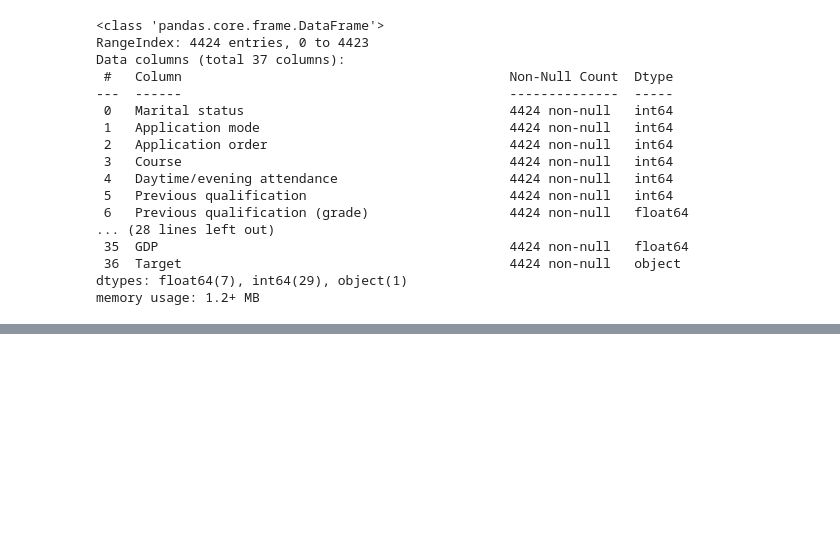
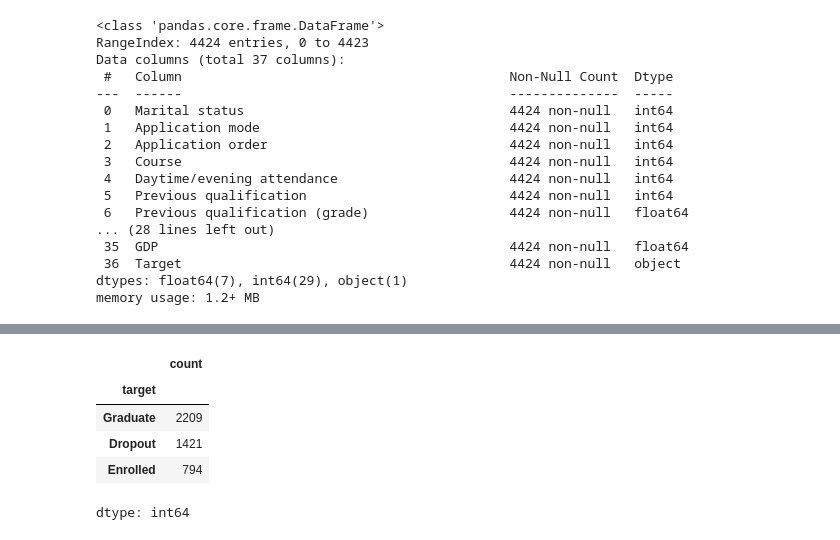
Before and after one commit to MatteoCorsi-git/Master-Data-Science-Statistical-Learning---UNIFI-IMT-Lucca---2024-25, a Jupyter notebook: hands_on_lab (Python)/bozza_hands_on_python_ML_project.ipynb, the cells around one changed output, grey strips where cells are left out. Saved outputs shown, nothing was run; the diff lists cells and outputs as text; code cells hidden in the pictures; blank space fills up the shorter version.

```diff
--- a/hands_on_lab (Python)/bozza_hands_on_python_ML_project.ipynb
+++ b/hands_on_lab (Python)/bozza_hands_on_python_ML_project.ipynb
@@ -104,0 +123,16 @@ data.describe()
+# %%
+# Let's remove leading and trailing spaces
+df.columns = df.columns.str.strip()
+
+# Rename the columns
+df.columns = [
+    'marital_status','application_mode','application_order','course_id','daytime_attendance','prev_qualification','prev_qual_grade',
+    'nationality','mother_qual','father_qual','mother_occupation','father_occupation','admission_grade',
+    'is_displaced','special_needs','is_debtor','fees_paid','gender','has_scholarship','age_enrollment',
+    'is_international','sem1_units_credited','sem1_units_enrolled','sem1_units_eval','sem1_units_approved',
+    'sem1_grade_avg','sem1_units_no_eval','sem2_units_credited','sem2_units_enrolled','sem2_units_eval',
+    'sem2_units_approved','sem2_grade_avg','sem2_units_no_eval','unemployment_rate','inflation_rate','gdp','target'
+]
+
+# View the renamed columns
+df.columns
@@ -104,0 +152,10 @@ data.describe()
+# %%
+# Let's check the distribution of our target variable
+df["target"].value_counts()
+# %% [output]
+|  | count |
+| target |  |
+| Graduate | 2209 |
+| Dropout | 1421 |
+| Enrolled | 794 |
+dtype: int64
```
Also changed, not shown: parts of 19 cells of this notebook.
